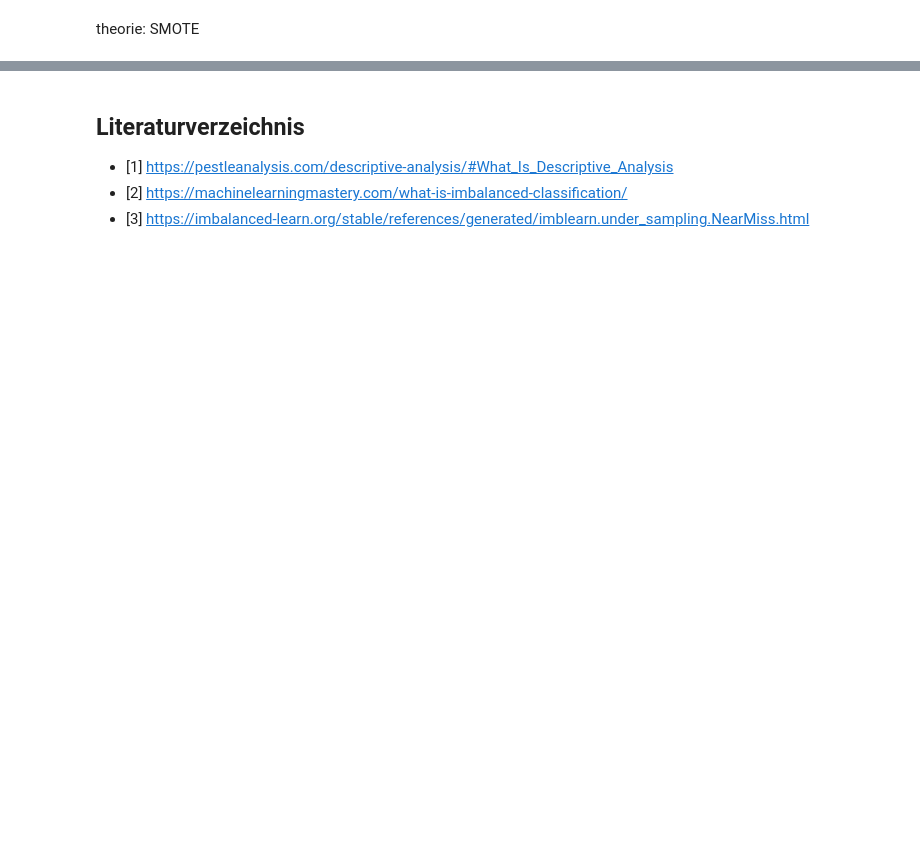
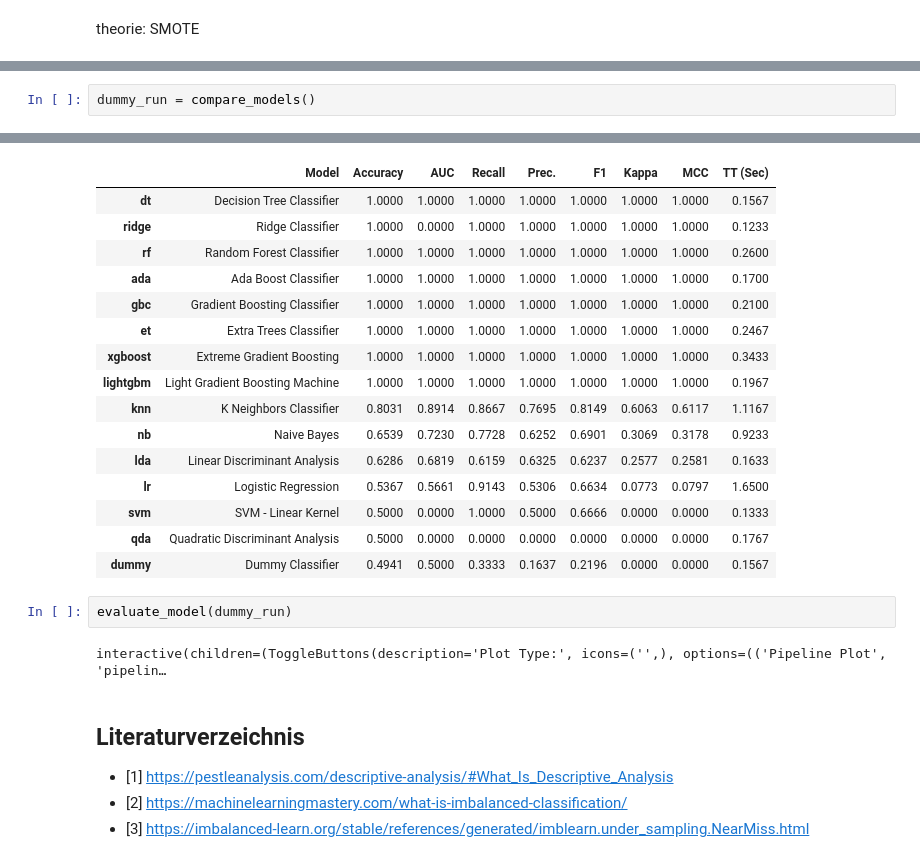
Before and after one commit to yassdenn/cca, a Jupyter notebook: MAIN.ipynb, the cells around one changed output, grey strips where cells are left out. Saved outputs shown, nothing was run; the diff lists cells and outputs as text; blank space fills up the shorter version.

```diff
--- a/MAIN.ipynb
+++ b/MAIN.ipynb
@@ -406,0 +496,3 @@ best_model_with_resampled_df = compare_models()
+# %%
+dummy_run = compare_models()
+# %% [output]
@@ -407,3 +500,23 @@ best_model_with_resampled_df = compare_models()
+|  | Model | Accuracy | AUC | Recall | Prec. | F1 | Kappa | MCC | TT (Sec) |
+| dt | Decision Tree Classifier | 1.0000 | 1.0000 | 1.0000 | 1.0000 | 1.0000 | 1.0000 | 1.0000 | 0.1567 |
+| ridge | Ridge Classifier | 1.0000 | 0.0000 | 1.0000 | 1.0000 | 1.0000 | 1.0000 | 1.0000 | 0.1233 |
+| rf | Random Forest Classifier | 1.0000 | 1.0000 | 1.0000 | 1.0000 | 1.0000 | 1.0000 | 1.0000 | 0.2600 |
+| ada | Ada Boost Classifier | 1.0000 | 1.0000 | 1.0000 | 1.0000 | 1.0000 | 1.0000 | 1.0000 | 0.1700 |
+| gbc | Gradient Boosting Classifier | 1.0000 | 1.0000 | 1.0000 | 1.0000 | 1.0000 | 1.0000 | 1.0000 | 0.2100 |
+| et | Extra Trees Classifier | 1.0000 | 1.0000 | 1.0000 | 1.0000 | 1.0000 | 1.0000 | 1.0000 | 0.2467 |
+| xgboost | Extreme Gradient Boosting | 1.0000 | 1.0000 | 1.0000 | 1.0000 | 1.0000 | 1.0000 | 1.0000 | 0.3433 |
+| lightgbm | Light Gradient Boosting Machine | 1.0000 | 1.0000 | 1.0000 | 1.0000 | 1.0000 | 1.0000 | 1.0000 | 0.1967 |
+| knn | K Neighbors Classifier | 0.8031 | 0.8914 | 0.8667 | 0.7695 | 0.8149 | 0.6063 | 0.6117 | 1.1167 |
+| nb | Naive Bayes | 0.6539 | 0.7230 | 0.7728 | 0.6252 | 0.6901 | 0.3069 | 0.3178 | 0.9233 |
+| lda | Linear Discriminant Analysis | 0.6286 | 0.6819 | 0.6159 | 0.6325 | 0.6237 | 0.2577 | 0.2581 | 0.1633 |
+| lr | Logistic Regression | 0.5367 | 0.5661 | 0.9143 | 0.5306 | 0.6634 | 0.0773 | 0.0797 | 1.6500 |
+| svm | SVM - Linear Kernel | 0.5000 | 0.0000 | 1.0000 | 0.5000 | 0.6666 | 0.0000 | 0.0000 | 0.1333 |
+| qda | Quadratic Discriminant Analysis | 0.5000 | 0.0000 | 0.0000 | 0.0000 | 0.0000 | 0.0000 | 0.0000 | 0.1767 |
+| dummy | Dummy Classifier | 0.4941 | 0.5000 | 0.3333 | 0.1637 | 0.2196 | 0.0000 | 0.0000 | 0.1567 |
+# %%
+evaluate_model(dummy_run)
+# %% [output]
+interactive(children=(ToggleButtons(description='Plot Type:', icons=('',), options=(('Pipeline Plot', 'pipelin…
 # %% [markdown]
 ## Literaturverzeichnis
 
```
Also changed, not shown: parts of 27 cells of this notebook, 1 other file.
